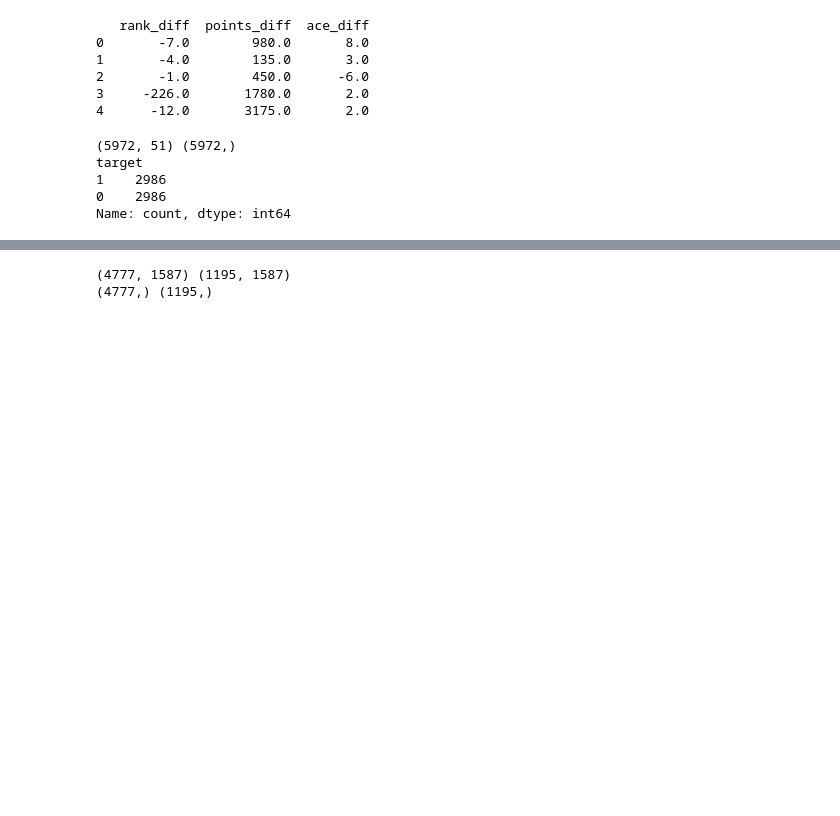
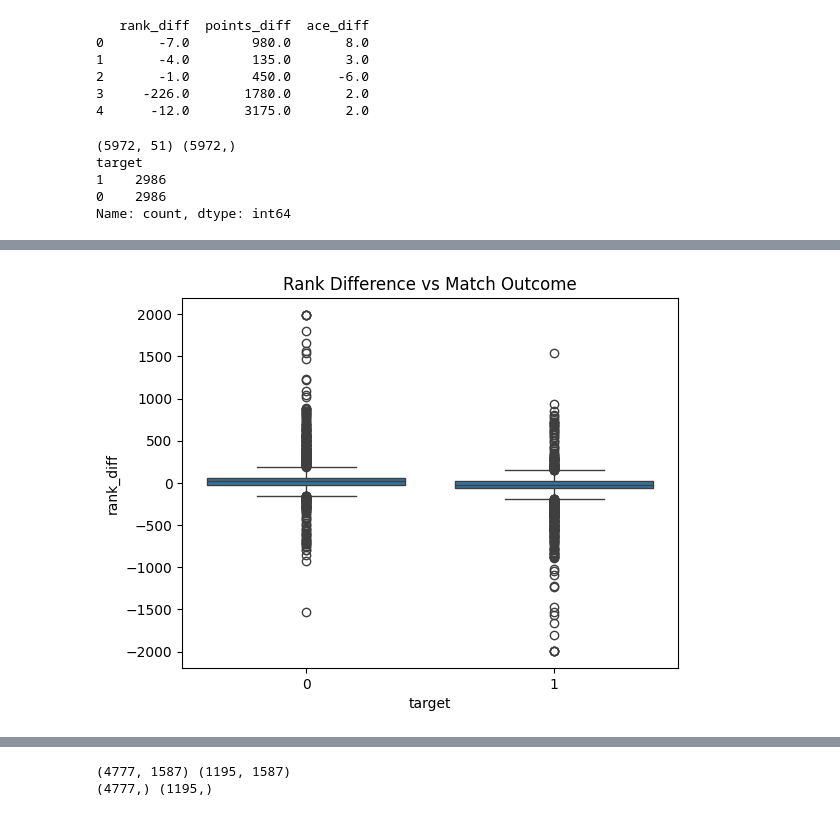
Before and after one commit to Repezel/Tennis_model, a Jupyter notebook: Untitled10.ipynb, the cells around one changed output, grey strips where cells are left out. Drawn from its saved outputs; the diff is of its cells as text; code cells hidden in the pictures; blank space fills up the shorter version.

```diff
--- a/Untitled10.ipynb
+++ b/Untitled10.ipynb
@@ -142,0 +167,6 @@ X = pd.get_dummies(X, drop_first=True)
+# %%
+sns.boxplot(x="target", y="rank_diff", data=df)
+plt.title("Rank Difference vs Match Outcome")
+plt.show()
+# %% [output]
+[figure, added]
```
Also changed, not shown: parts of 29 cells of this notebook.
